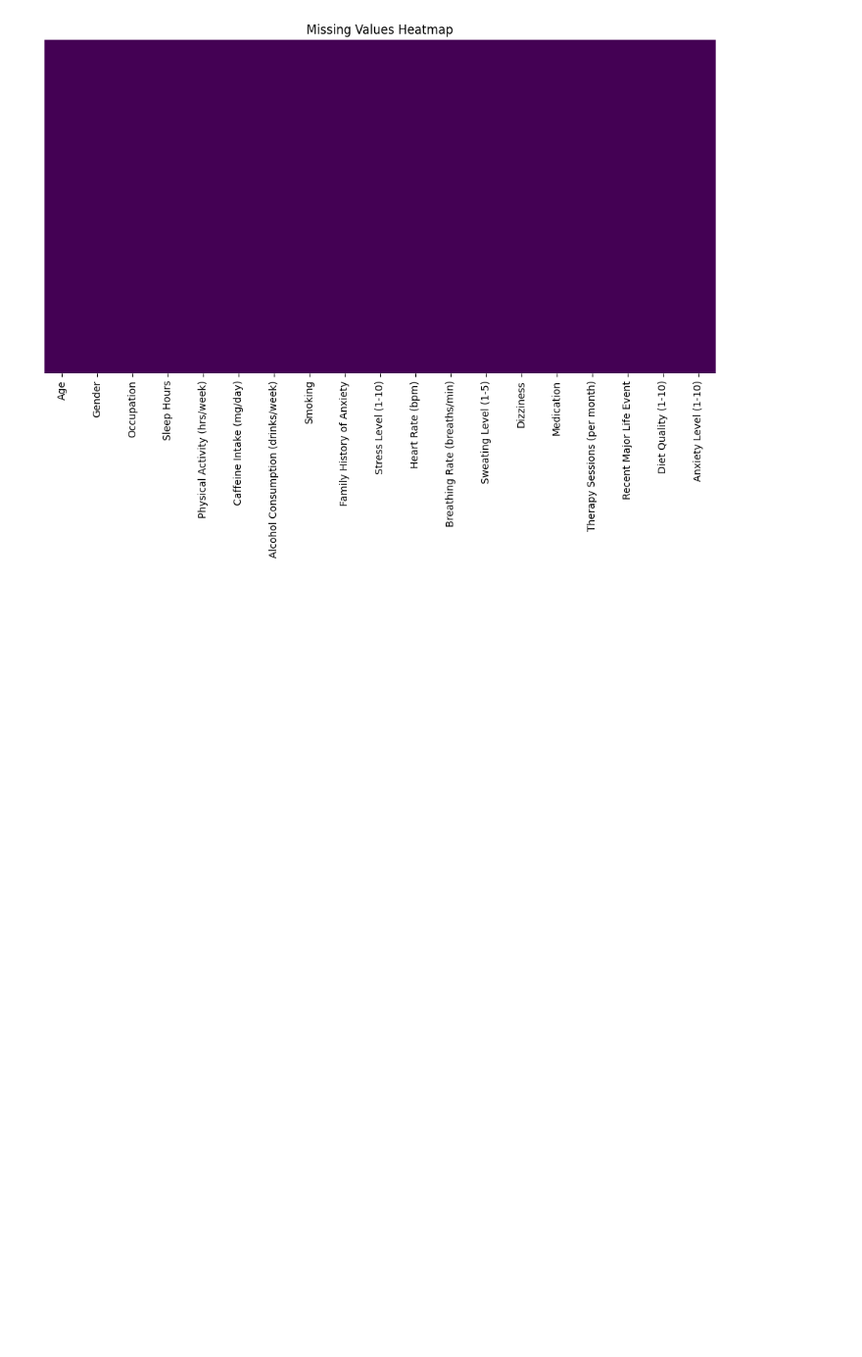
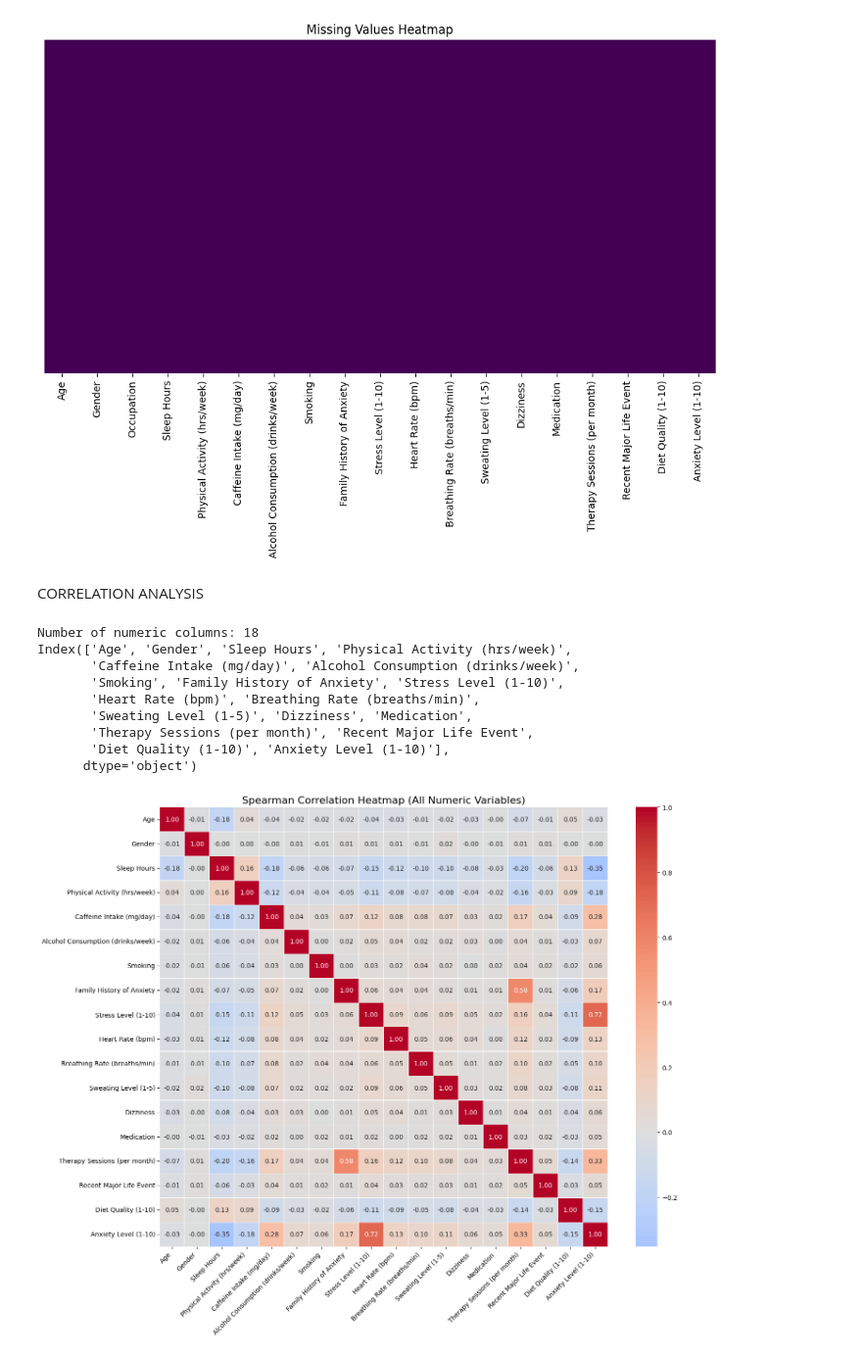
Before and after one commit to GEORGEMUTALE/DECLINE, a Jupyter notebook: anxiety.ipynb, the cells around one changed output. Shown at 98% size. Cells and saved outputs as stored; diff of their text form; code cells hidden in the pictures; blank space fills up the shorter version.

Commit message:
I have worked on the spearman correlation of all variables

```diff
--- a/anxiety.ipynb
+++ b/anxiety.ipynb
@@ -135,3 +135,60 @@ Empty DataFrame
 Columns: [Missing Values, Percentage]
 Index: []
 [figure]
+# %% [markdown]
+CORRELATION ANALYSIS
+# %%
+# 1️ Convert Gender to binary (DO NOT drop column)
+data['Gender'] = data['Gender'].map({'Male': 1, 'Female': 0})
+
+# 2️ Convert Yes/No columns to 1/0 (DO NOT overwrite data)
+yes_no_cols = [
+    'Smoking',
+    'Family History of Anxiety',
+    'Dizziness',
+    'Medication',
+    'Recent Major Life Event'
+]
+
+data[yes_no_cols] = (
+    data[yes_no_cols]
+    .replace({'Yes': 1, 'No': 0})
+    .infer_objects(copy=False)
+)
+
+# 3️ Select ALL numeric columns (should be 18)
+numeric_data = data.select_dtypes(include=['int64', 'float64'])
+
+print(f"Number of numeric columns: {numeric_data.shape[1]}")
+print(numeric_data.columns)
+
+# 4️ Compute Spearman correlation
+corr_matrix = numeric_data.corr(method='spearman')
+
+# 5️ Plot heatmap
+plt.figure(figsize=(15, 12))
+sns.heatmap(
+    corr_matrix,
+    annot=True,
+    fmt=".2f",
+    cmap="coolwarm",
+    center=0,
+    linewidths=0.5
+)
+
+plt.title("Spearman Correlation Heatmap (All Numeric Variables)", fontsize=16)
+plt.xticks(rotation=45, ha='right')
+plt.yticks(rotation=0)
+plt.tight_layout()
+plt.show()
+# %% [output]
+Number of numeric columns: 18
+Index(['Age', 'Gender', 'Sleep Hours', 'Physical Activity (hrs/week)',
+       'Caffeine Intake (mg/day)', 'Alcohol Consumption (drinks/week)',
+       'Smoking', 'Family History of Anxiety', 'Stress Level (1-10)',
+       'Heart Rate (bpm)', 'Breathing Rate (breaths/min)',
+       'Sweating Level (1-5)', 'Dizziness', 'Medication',
+       'Therapy Sessions (per month)', 'Recent Major Life Event',
+       'Diet Quality (1-10)', 'Anxiety Level (1-10)'],
+      dtype='object')
+[figure, added]
```
Also changed, not shown: 1 other file.
